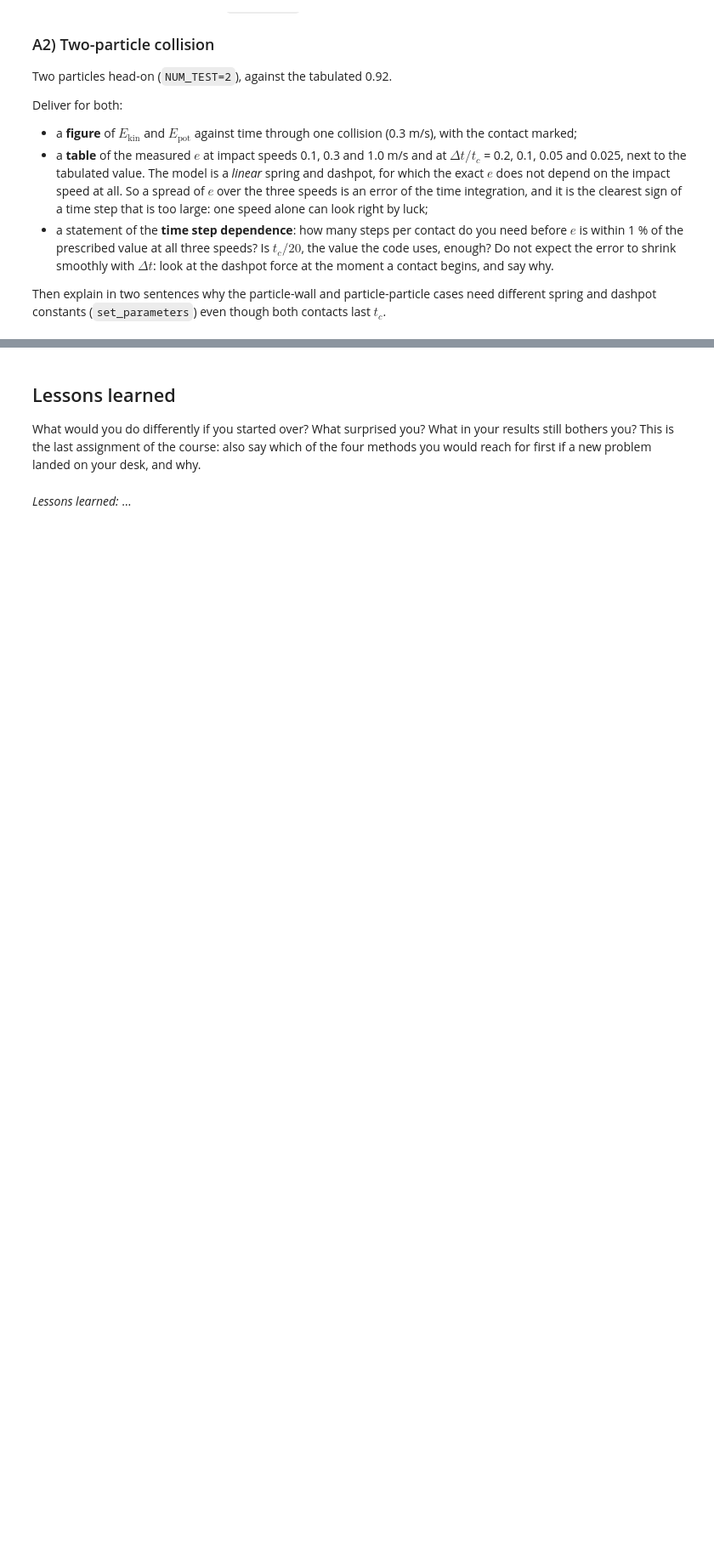
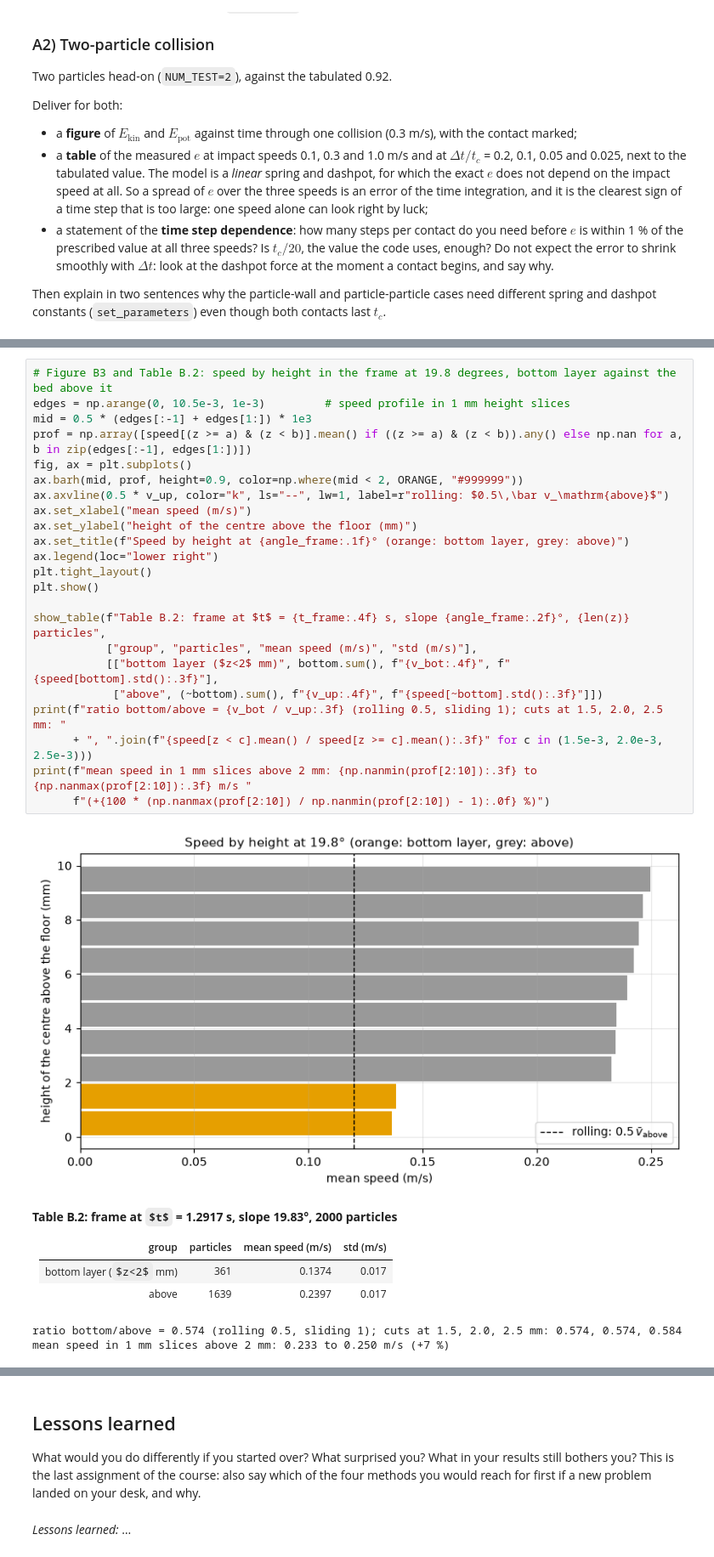
Before and after one commit to datomic117/Particle_based_simulations, a Jupyter notebook: Assignment_4/A4.ipynb, the cells around one changed output, grey strips where cells are left out. Shown at 85% size. Drawn from its saved outputs; the diff is of its cells as text; some formulas as TeX source; blank space fills up the shorter version.

```diff
--- a/Assignment_4/A4.ipynb
+++ b/Assignment_4/A4.ipynb
@@ -683,0 +839,33 @@ mean speed in 1 mm slices above 2 mm: 0.233 to 0.250 m/s
+# %%
+# Figure B3 and Table B.2: speed by height in the frame at 19.8 degrees, bottom layer against the bed above it
+edges = np.arange(0, 10.5e-3, 1e-3)         # speed profile in 1 mm height slices
+mid = 0.5 * (edges[:-1] + edges[1:]) * 1e3
+prof = np.array([speed[(z >= a) & (z < b)].mean() if ((z >= a) & (z < b)).any() else np.nan for a, b in zip(edges[:-1], edges[1:])])
+fig, ax = plt.subplots()
+ax.barh(mid, prof, height=0.9, color=np.where(mid < 2, ORANGE, "#999999"))
+ax.axvline(0.5 * v_up, color="k", ls="--", lw=1, label=r"rolling: $0.5\,\bar v_\mathrm{above}$")
+ax.set_xlabel("mean speed (m/s)")
+ax.set_ylabel("height of the centre above the floor (mm)")
+ax.set_title(f"Speed by height at {angle_frame:.1f}° (orange: bottom layer, grey: above)")
+ax.legend(loc="lower right")
+plt.tight_layout()
+plt.show()
+
+show_table(f"Table B.2: frame at $t$ = {t_frame:.4f} s, slope {angle_frame:.2f}°, {len(z)} particles",
+           ["group", "particles", "mean speed (m/s)", "std (m/s)"],
+           [["bottom layer ($z<2$ mm)", bottom.sum(), f"{v_bot:.4f}", f"{speed[bottom].std():.3f}"],
+            ["above", (~bottom).sum(), f"{v_up:.4f}", f"{speed[~bottom].std():.3f}"]])
+print(f"ratio bottom/above = {v_bot / v_up:.3f} (rolling 0.5, sliding 1); cuts at 1.5, 2.0, 2.5 mm: "
+      + ", ".join(f"{speed[z < c].mean() / speed[z >= c].mean():.3f}" for c in (1.5e-3, 2.0e-3, 2.5e-3)))
+print(f"mean speed in 1 mm slices above 2 mm: {np.nanmin(prof[2:10]):.3f} to {np.nanmax(prof[2:10]):.3f} m/s "
+      f"(+{100 * (np.nanmax(prof[2:10]) / np.nanmin(prof[2:10]) - 1):.0f} %)")
+# %% [output]
+[figure, added]
+**Table B.2: frame at $t$ = 1.2917 s, slope 19.83°, 2000 particles**
+
+| group | particles | mean speed (m/s) | std (m/s) |
+|---|---|---|---|
+| bottom layer ($z<2$ mm) | 361 | 0.1374 | 0.017 |
+| above | 1639 | 0.2397 | 0.017 |
+ratio bottom/above = 0.574 (rolling 0.5, sliding 1); cuts at 1.5, 2.0, 2.5 mm: 0.574, 0.574, 0.584
+mean speed in 1 mm slices above 2 mm: 0.233 to 0.250 m/s (+7 %)
```
Also changed, not shown: parts of 86 cells of this notebook, 8 other files.
